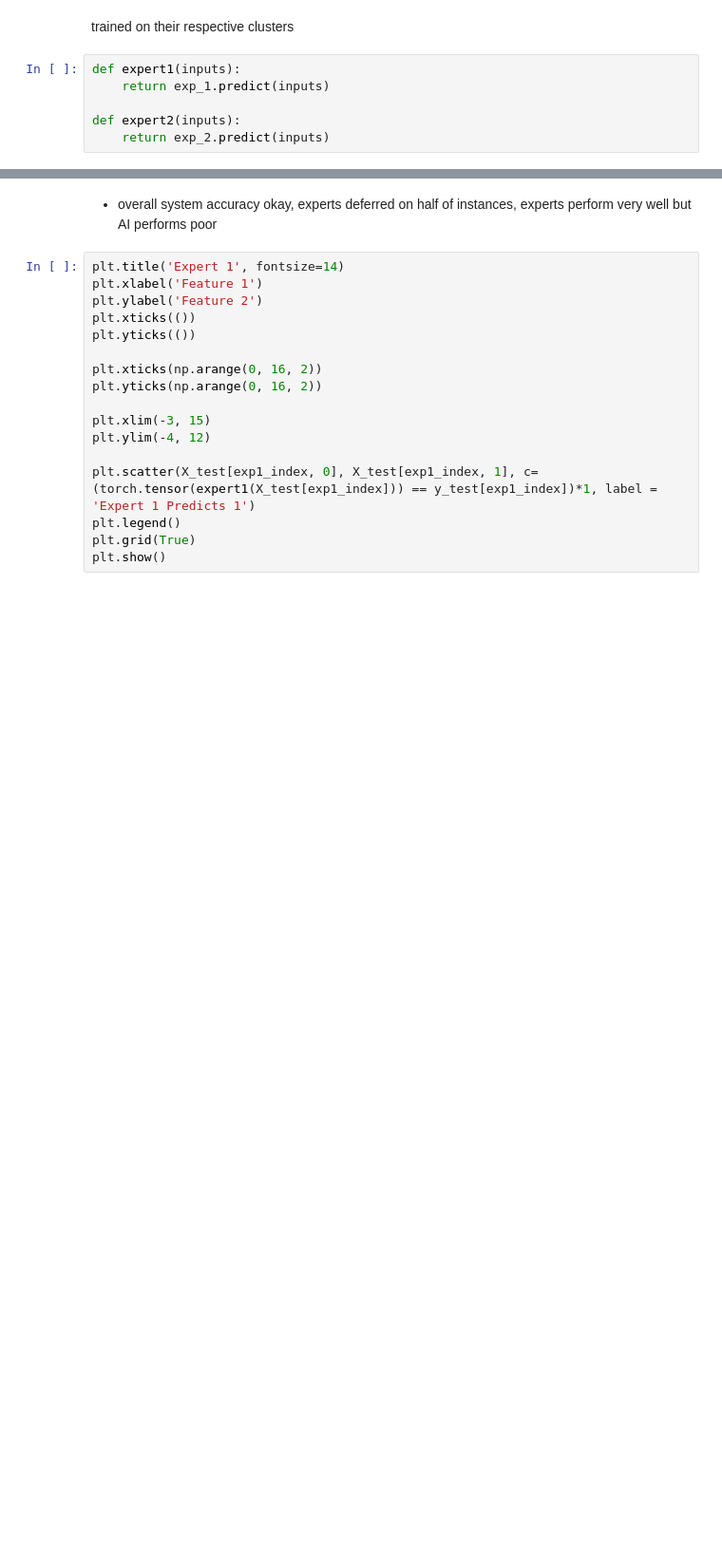
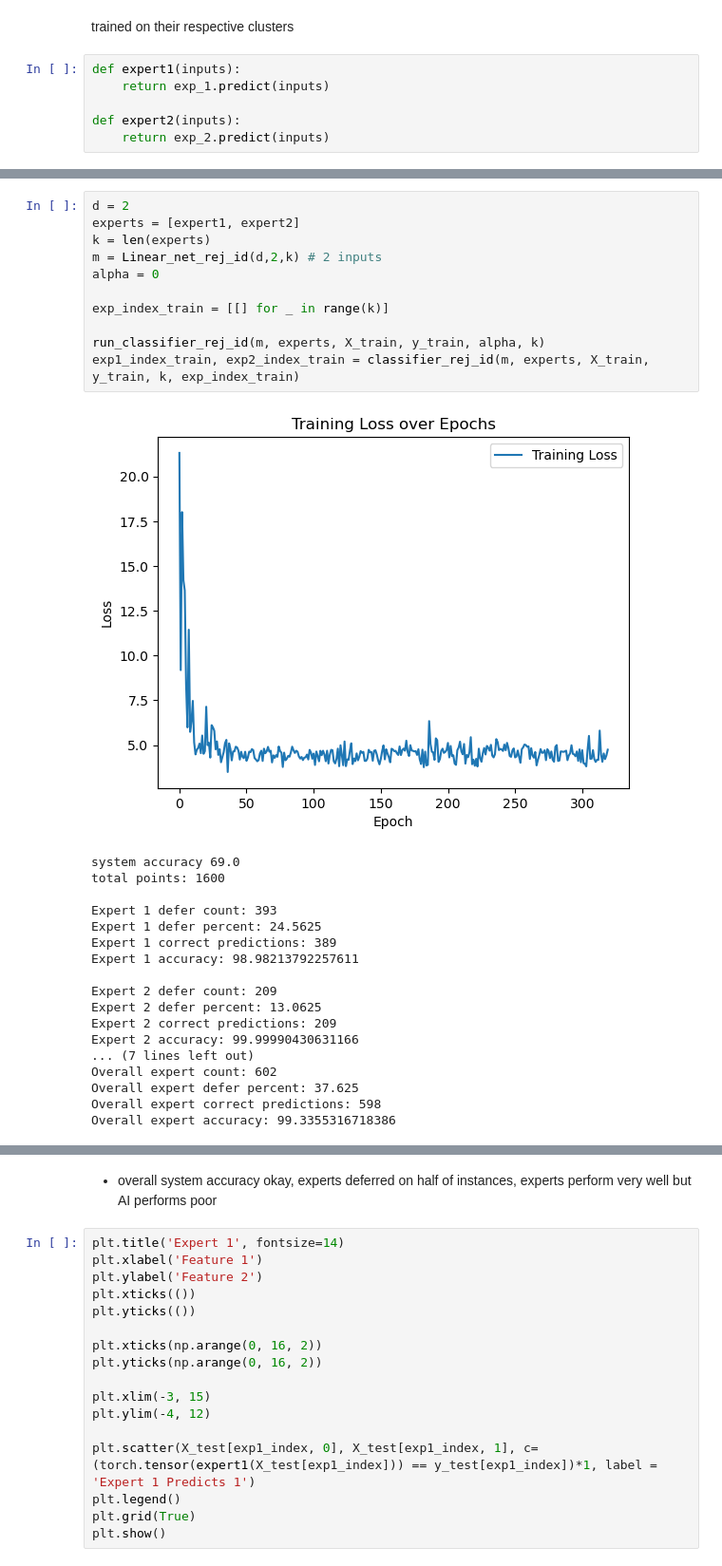
Before and after one commit to shiramichel/complementarity-fairness, a Jupyter notebook: keswani_data.ipynb, the cells around one changed output, grey strips where cells are left out. Shown at 95% size. Cells and saved outputs as stored; diff of their text form; blank space fills up the shorter version.

```diff
--- a/keswani_data.ipynb
+++ b/keswani_data.ipynb
@@ -475,0 +449,30 @@ def expert2(inputs):
+# %%
+d = 2
+experts = [expert1, expert2]
+k = len(experts)
+m = Linear_net_rej_id(d,2,k) # 2 inputs
+alpha = 0
+
+exp_index_train = [[] for _ in range(k)]
+
+run_classifier_rej_id(m, experts, X_train, y_train, alpha, k)
+exp1_index_train, exp2_index_train = classifier_rej_id(m, experts, X_train, y_train, k, exp_index_train)
+# %% [output]
+[figure, added]
+system accuracy 69.0
+total points: 1600
+
+Expert 1 defer count: 393
+Expert 1 defer percent: 24.5625
+Expert 1 correct predictions: 389
+Expert 1 accuracy: 98.98213792257611
+
+Expert 2 defer count: 209
+Expert 2 defer percent: 13.0625
+Expert 2 correct predictions: 209
+Expert 2 accuracy: 99.99990430631166
+... (7 lines left out)
+Overall expert count: 602
+Overall expert defer percent: 37.625
+Overall expert correct predictions: 598
+Overall expert accuracy: 99.3355316718386
```
Also changed, not shown: parts of 63 cells of this notebook.
